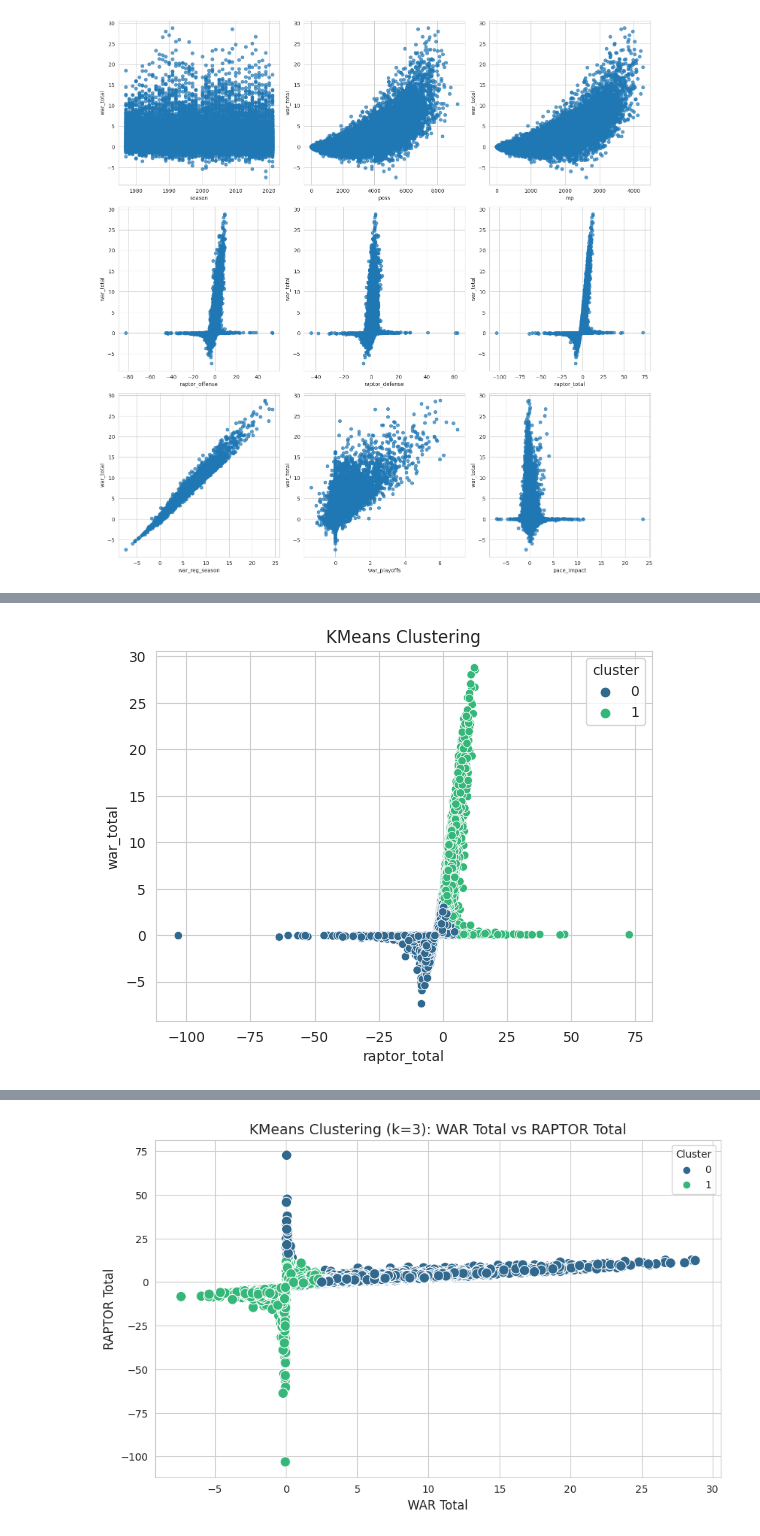
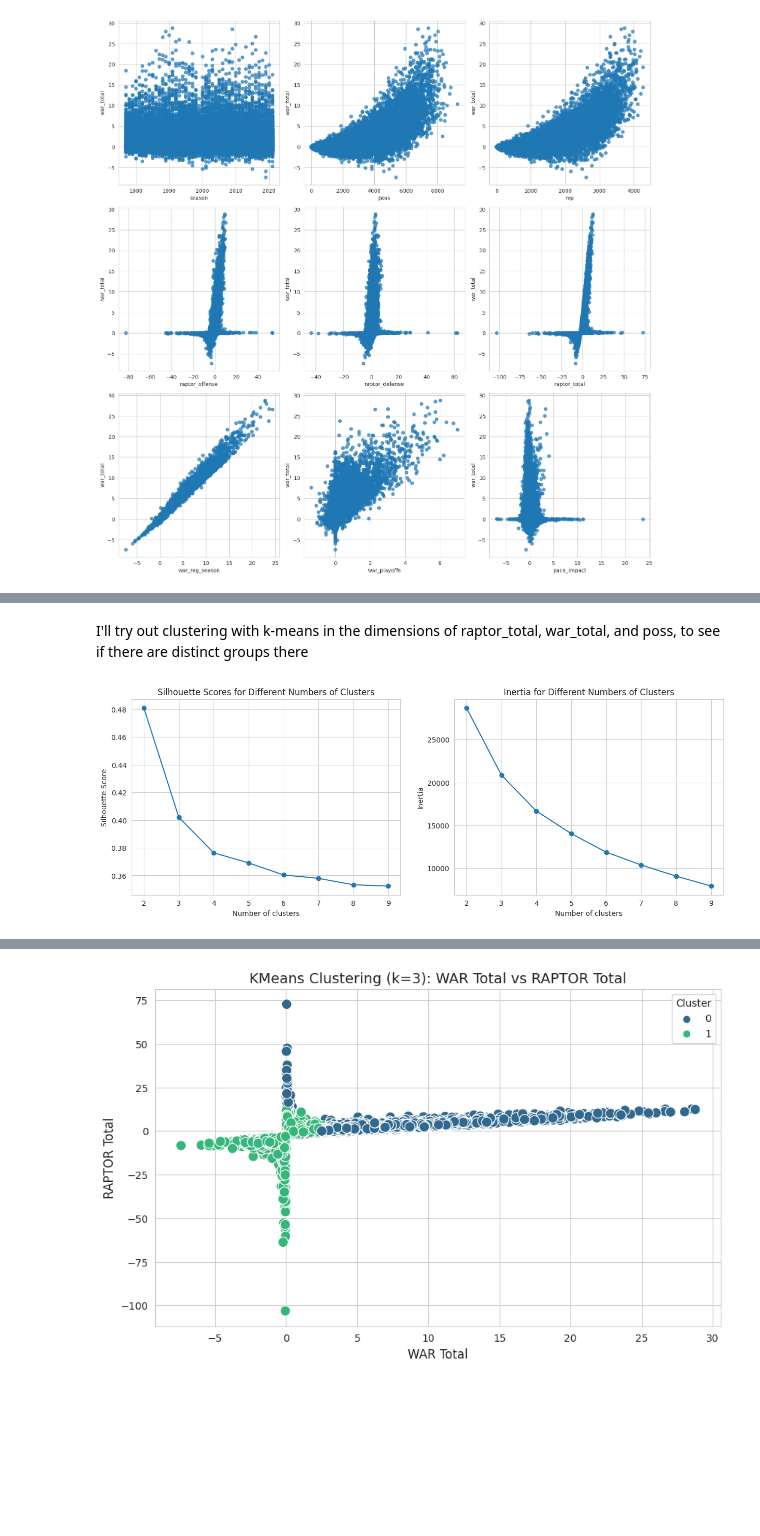
Before and after one commit to LucasPancotto/NBA-kaggle-challenge, a Jupyter notebook: explore.ipynb, the cells around one changed output, grey strips where cells are left out. Drawn from its saved outputs; the diff is of its cells as text; code cells hidden in the pictures; blank space fills up the shorter version.

```diff
--- a/explore.ipynb
+++ b/explore.ipynb
@@ -192,31 +153,41 @@ X_scaled = scaler.fit_transform(df[['raptor_total', 'war_total']])
+# %% [markdown]
+I'll try out clustering with k-means in the dimensions of raptor_total, war_total, and poss, to see if there are distinct groups there
 # %%
-# calculate inertia and silhouette scores for different k
+# 1. Scale the three features: 'raptor_total', 'war_total', 'poss'
+scaler = StandardScaler()
+X_scaled = scaler.fit_transform(df[['raptor_total', 'war_total', 'poss']])
+
+# 2. Initialize lists to store inertia and silhouette scores
 inertia = []
 silhouette_scores = []
-for k in range(1, 10):
+
+# 3. Loop over different numbers of clusters (k)
+for k in range(2, 10):  # start from 2 clusters since silhouette score is undefined for 1 cluster
     kmeans = KMeans(n_clusters=k)
     kmeans.fit(X_scaled)
+
+    # Calculate inertia (sum of squared distances to cluster centers)
     inertia.append(kmeans.inertia_)
-    # Calculate the silhouette score for each k
+
+    # Calculate silhouette score for each k
     score = silhouette_score(X_scaled, kmeans.labels_)
     silhouette_scores.append(score)
 
-f,axs = plt.subplots(ncols=2, figsize = (15,5))
+# 4. Plot both inertia and silhouette scores side by side
+f, axs = plt.subplots(ncols=2, figsize=(15,5))
 
+# Plot silhouette scores
 axs[0].plot(range(2, 10), silhouette_scores, marker='o')
 axs[0].set_xlabel('Number of clusters')
 axs[0].set_ylabel('Silhouette Score')
 axs[0].set_title('Silhouette Scores for Different Numbers of Clusters')
 
-axs[1].plot(range(1, 10), inertia, marker='o')
+# Plot inertia
+axs[1].plot(range(2, 10), inertia, marker='o')
 axs[1].set_xlabel('Number of clusters')
 axs[1].set_ylabel('Inertia')
+axs[1].set_title('Inertia for Different Numbers of Clusters')
+
+plt.show()
+# %% [output]
+[figure, added]
-# %%
-kmeans = KMeans(n_clusters=2)  # Start with 2 clusters
-df['cluster'] = kmeans.fit_predict(X_scaled)  # Assign cluster labels
-
-sns.scatterplot(x=df['raptor_total'], y=df['war_total'], hue=df['cluster'], palette='viridis')
-plt.title('KMeans Clustering')
-plt.show()
-# %% [output]
-[figure, removed]
```
Also changed, not shown: parts of 21 cells of this notebook.
